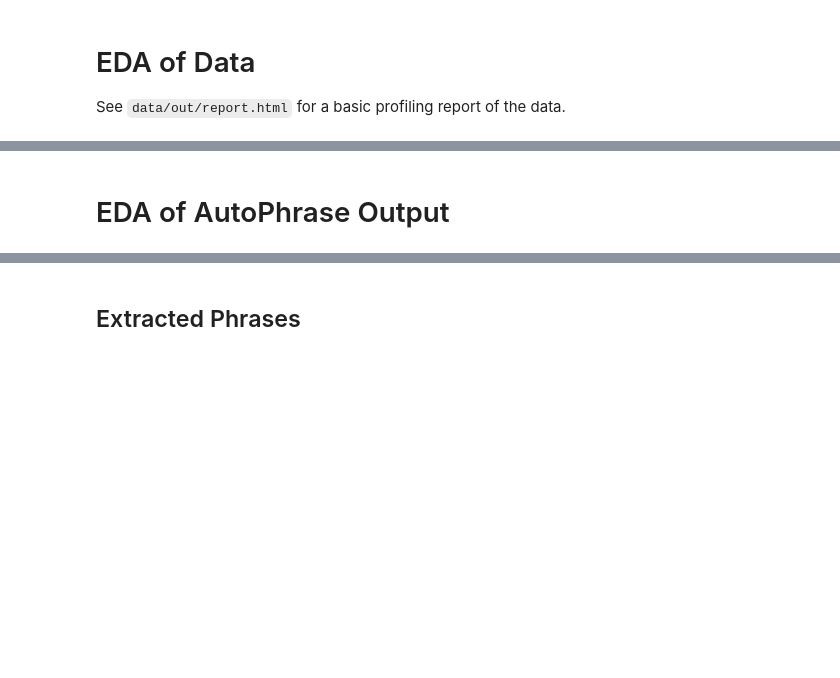
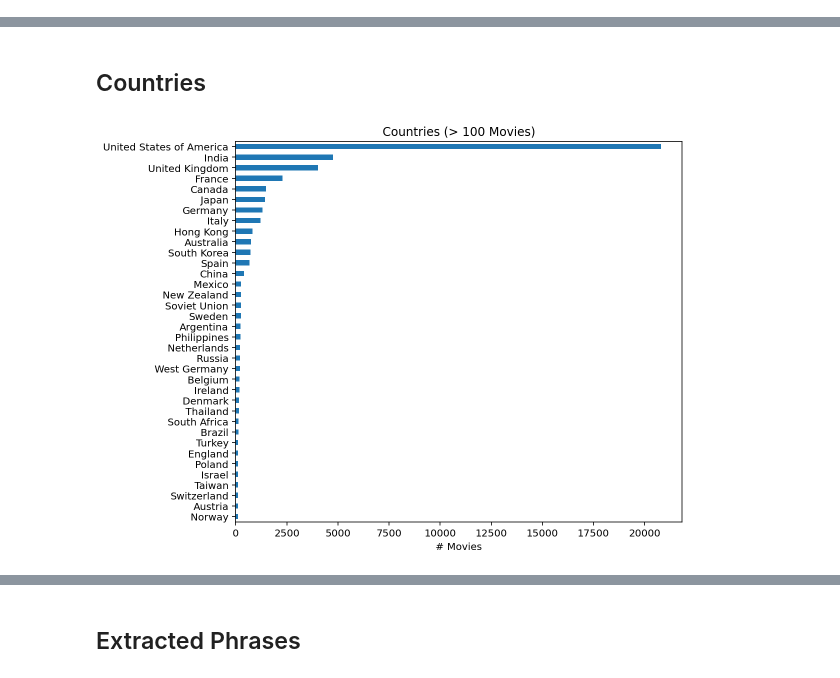
Before and after one commit to A04-Capstone-Group-02/movie-analysis, a Jupyter notebook: notebooks/eda.ipynb, the cells around one changed output, grey strips where cells are left out. Cells and saved outputs as stored; diff of their text form; code cells hidden in the pictures; blank space fills up the shorter version.

```diff
--- a/notebooks/eda.ipynb
+++ b/notebooks/eda.ipynb
@@ -3,9 +6,6 @@ import matplotlib.pyplot as plt
 import numpy as np
 import pandas as pd
 %config InlineBackend.figure_format = 'retina'
-# %% [markdown]
-# EDA of Data
-See `data/out/report.html` for a basic profiling report of the data.
 # %%
 df = pd.read_pickle('../data/out/data.pkl')
 df.head()
@@ -16,5 +16,12 @@ df.head()
 | 2 | Corbett and Courtney Before the K... | 1894-11-17 | NaN | NaN | [Silent film] | [United States of America] | [Black-and-white, Indie, Short Fi... | James J. Corbett and Peter Courtn... | [boxing, hero] |
 | 3 | La Mer | 1895-01-01 | NaN | 0.633333 | [Silent film] | [France] | [Black-and-white, Documentary, In... | This 38 second film has a very si... | [film, jetty, water] |
 | 4 | Autour d'une cabine | 1895-01-01 | NaN | 15.000000 | [Silent film] | [France] | [Animation, Comedy, Indie, Short ... | The film consists of a series of ... | [beach, boat, diving, dog, film, ... |
-# %% [markdown]
-# EDA of AutoPhrase Output
+# %% [markdown]
+## Countries
+# %%
+countries = df.countries.explode().value_counts().sort_index(ascending=False).sort_values(kind='mergesort')  # Sort countries by count, then alphabetically
+fig, ax = plt.subplots(figsize=(8, 7))
+countries[countries.gt(100)].plot.barh(ax=ax)
+ax.set(title='Countries (> 100 Movies)', xlabel='# Movies');
+# %% [output]
+[figure, added]
```
Also changed, not shown: parts of 2 cells of this notebook.
